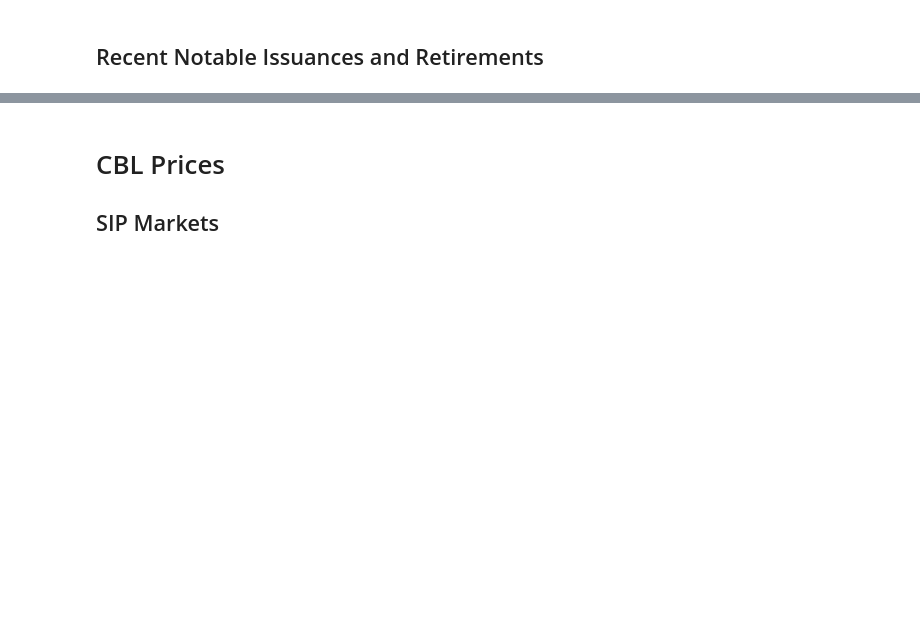
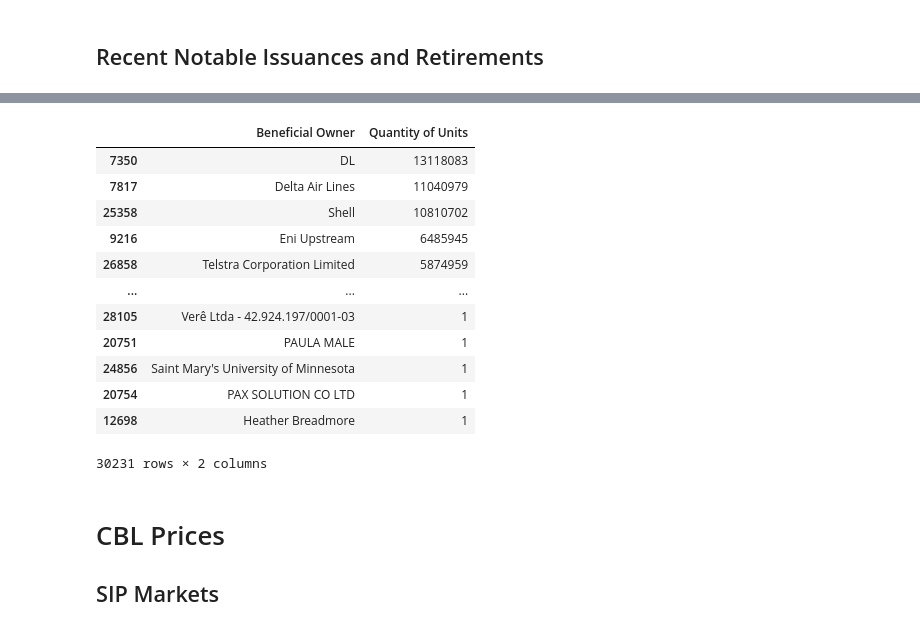
Before and after one commit to SamCurtis111/Voila_Testing, a Jupyter notebook: Carbon Report.ipynb, the cells around one changed output, grey strips where cells are left out. Drawn from its saved outputs; the diff is of its cells as text; code cells hidden in the pictures; blank space fills up the shorter version.

Commit message:
add issuance and retirement tables

```diff
--- a/Carbon Report.ipynb
+++ b/Carbon Report.ipynb
@@ -187,3 +129,23 @@ df_overnight_retirement
+# %%
+z = data.df_retirement.groupby(by=['Beneficial Owner']).sum()['Quantity of Units']
+z = z.reset_index()
+z = z.sort_values(by=['Quantity of Units'], ascending=False)
+# %%
+z
+# %% [output]
+|  | Beneficial Owner | Quantity of Units |
+| 7350 | DL | 13118083 |
+| 7817 | Delta Air Lines | 11040979 |
+| 25358 | Shell | 10810702 |
+| 9216 | Eni Upstream | 6485945 |
+| 26858 | Telstra Corporation Limited | 5874959 |
+| ... | ... | ... |
+| 28105 | Verê Ltda - 42.924.197/0001-03 | 1 |
+| 20751 | PAULA MALE | 1 |
+| 24856 | Saint Mary's University of Minnesota | 1 |
+| 20754 | PAX SOLUTION CO LTD | 1 |
+| 12698 | Heather Breadmore | 1 |
+30231 rows × 2 columns
 # %% [markdown]
 # CBL Prices
 ## SIP Markets
```
Also changed, not shown: parts of 17 cells of this notebook.
